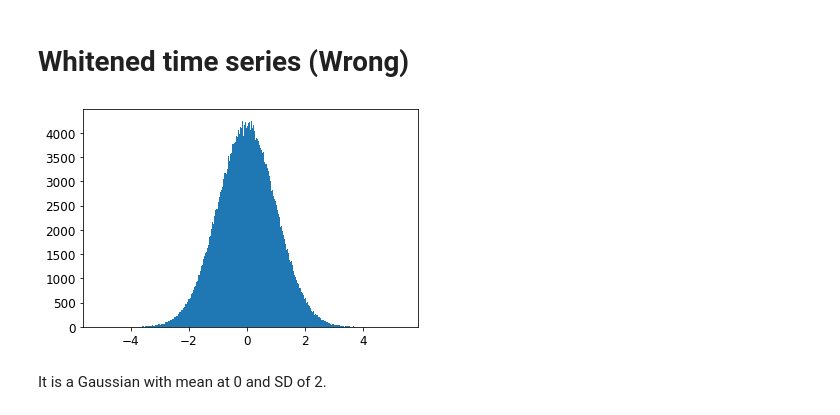
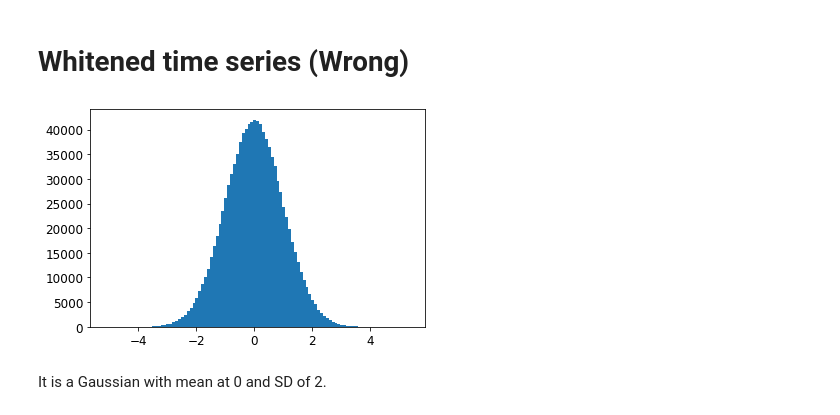
Before and after one commit to SYLau/odw-2022, a Jupyter notebook: Tutorials/Day_2/Tuto_2.1_Matched_filtering_introduction.ipynb, the cells around one changed output. Saved outputs shown, nothing was run; the diff lists cells and outputs as text; code cells hidden in the pictures.

```diff
--- a/Tutorials/Day_2/Tuto_2.1_Matched_filtering_introduction.ipynb
+++ b/Tutorials/Day_2/Tuto_2.1_Matched_filtering_introduction.ipynb
@@ -227,10 +227,10 @@ Text(0, 0.5, 'Cross-correlation')
 # %% [markdown]
 # Whitened time series (Wrong)
 # %%
-binwidth = 0.01
+binwidth = 0.1
 hist_h_white = pylab.hist(data,bins=numpy.arange(min(data), max(data) + binwidth, binwidth))
 # %% [output]
-[figure, old version]
+[figure, new version]
 # %% [markdown]
 It is a Gaussian with mean at 0 and SD of 2.
 # %% [markdown]
```
Also changed, not shown: parts of 6 cells of this notebook.
